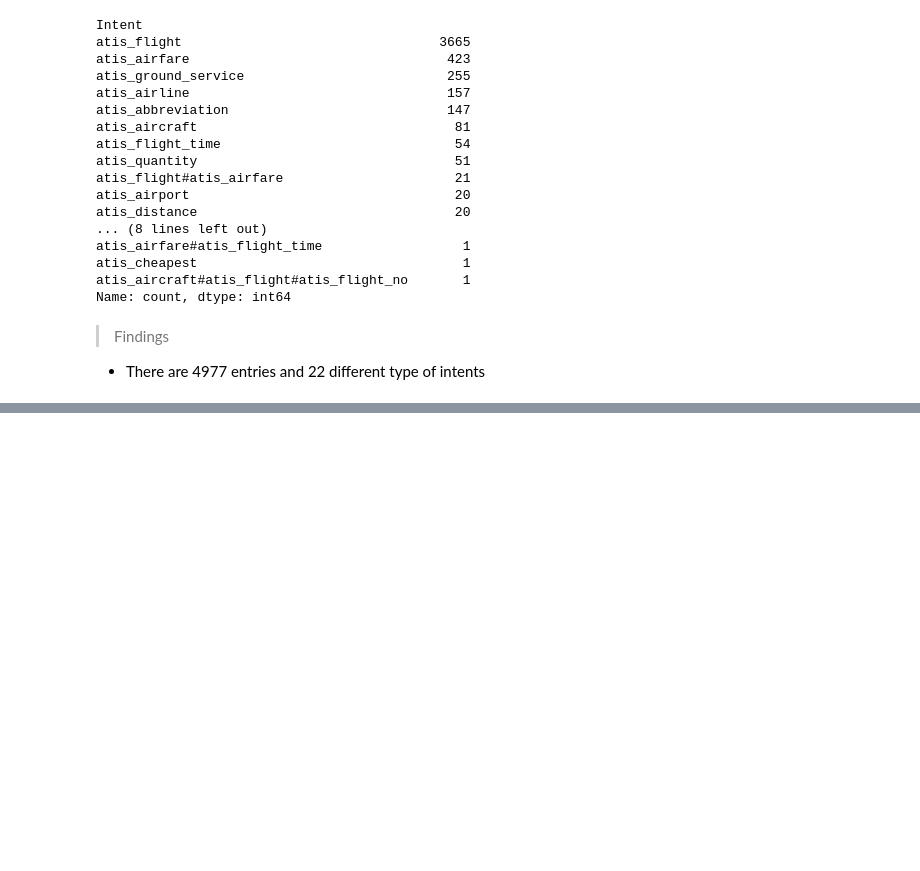
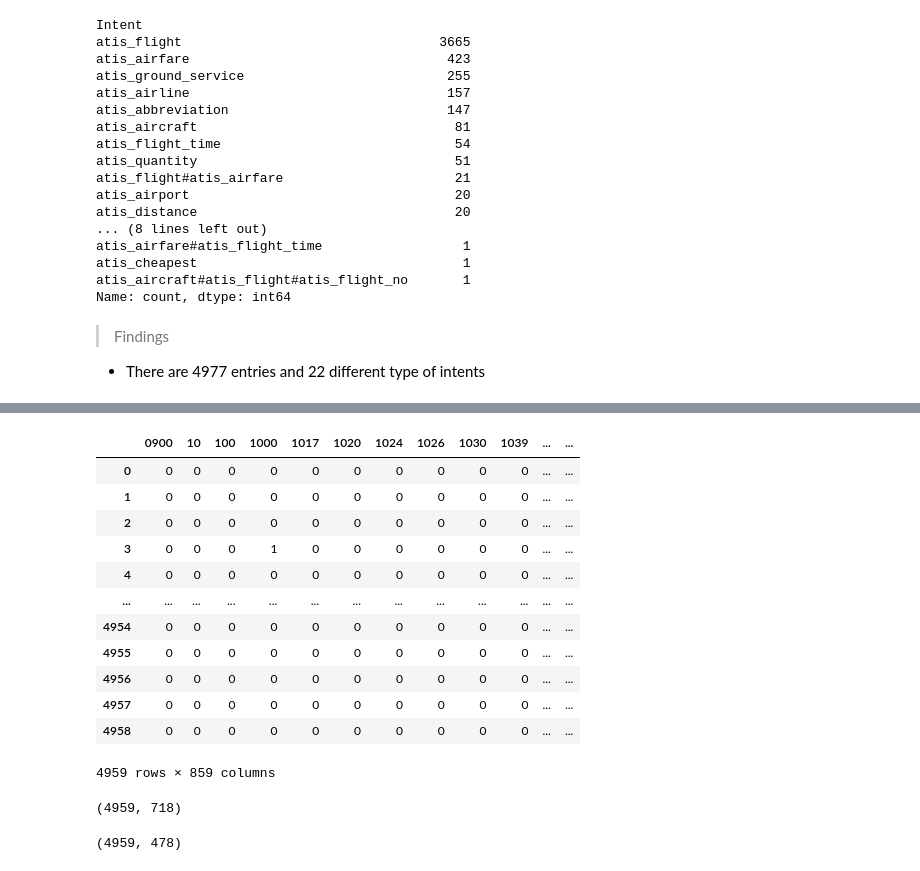
Before and after one commit to kumaramardeep342/Colab-Work, a Jupyter notebook: Ed_AI__NLP_M2+M3_inclass_ATIS_Intent_classification_.ipynb, the cells around one changed output, grey strips where cells are left out. Cells and saved outputs as stored; diff of their text form; code cells hidden in the pictures; blank space fills up the shorter version.

```diff
--- a/Ed_AI__NLP_M2+M3_inclass_ATIS_Intent_classification_.ipynb
+++ b/Ed_AI__NLP_M2+M3_inclass_ATIS_Intent_classification_.ipynb
@@ -98,0 +149,10 @@ Name: count, dtype: int64
+# %%
+#df=df[df.Intent.isin(df.Intent.value_counts()[0:15].keys())]
+top_15_columns= df.Intent.value_counts()[0:15].keys()
+data =[]
+for idx,intent in enumerate(df['Intent']):
+  if intent in top_15_columns:
+    data.append([df['Text'][idx],df['Intent'][idx]])
+
+df_sliced=pd.DataFrame(data,columns=['Text','Intent'])
+df_sliced.head()
@@ -98,0 +181,18 @@ Name: count, dtype: int64
+# %%
+# convert unstructure data to structure format
+# in Machine Learning - Vecto
+# # Countvectorizer
+##TFIDFVectorizer
+# Deep Learning
+# from skearn.feature_extraction.text import CountVectorizer
+# from sklearn.feature_extraction.text import TfidfVectorizer
+#help(CountVectorizer)
+cv= CountVectorizer(ngram_range =(1,1),
+                stop_words =None,
+                max_df =1.0,
+                min_df =1,
+              max_features =None )
+X= cv.fit_transform(df_sliced['Text'])
+X.shape
+#4959 -- no . of rows
+#859 -- for each row no. of columns
@@ -98,0 +211,3 @@ Name: count, dtype: int64
+# %%
+pd.DataFrame(X.toarray(),columns=cv.get_feature_names_out())
+# %% [output]
@@ -98,0 +215,25 @@ Name: count, dtype: int64
+|  | 0900 | 10 | 100 | 1000 | 1017 | 1020 | 1024 | 1026 | 1030 | 1039 | ... | ... |
+| 0 | 0 | 0 | 0 | 0 | 0 | 0 | 0 | 0 | 0 | 0 | ... | ... |
+| 1 | 0 | 0 | 0 | 0 | 0 | 0 | 0 | 0 | 0 | 0 | ... | ... |
+| 2 | 0 | 0 | 0 | 0 | 0 | 0 | 0 | 0 | 0 | 0 | ... | ... |
+| 3 | 0 | 0 | 0 | 1 | 0 | 0 | 0 | 0 | 0 | 0 | ... | ... |
+| 4 | 0 | 0 | 0 | 0 | 0 | 0 | 0 | 0 | 0 | 0 | ... | ... |
+| ... | ... | ... | ... | ... | ... | ... | ... | ... | ... | ... | ... | ... |
+| 4954 | 0 | 0 | 0 | 0 | 0 | 0 | 0 | 0 | 0 | 0 | ... | ... |
+| 4955 | 0 | 0 | 0 | 0 | 0 | 0 | 0 | 0 | 0 | 0 | ... | ... |
+| 4956 | 0 | 0 | 0 | 0 | 0 | 0 | 0 | 0 | 0 | 0 | ... | ... |
+| 4957 | 0 | 0 | 0 | 0 | 0 | 0 | 0 | 0 | 0 | 0 | ... | ... |
+| 4958 | 0 | 0 | 0 | 0 | 0 | 0 | 0 | 0 | 0 | 0 | ... | ... |
+4959 rows × 859 columns
+# %%
+## removing stopwords
+cv_nostop= CountVectorizer(ngram_range =(1,1),
+                stop_words ="english",  ##stopwords considered as english
+                max_df =1.0,
+                min_df =1,
+              max_features =None )
+X_nostop= cv_nostop.fit_transform(df_sliced['Text'])
+X_nostop.shape
+# now column got 718 means (859-718) columns got removed which was stopwords
+# %% [output]
+(4959, 718)
@@ -98,0 +244,12 @@ Name: count, dtype: int64
+# %%
+##  stopwords and word should repeat minimum 2 times
+cv_nostop_min2= CountVectorizer(ngram_range =(1,1),
+                stop_words ="english",  ##stopwords considered as english
+                max_df =1.0,
+                min_df =2, # remove a word which  repeated atleast 2 times
+              max_features =None )
+X_nostop_min2= cv_nostop_min2.fit_transform(df_sliced['Text'])
+X_nostop_min2.shape
+# now column got 478 means (859-478) columns removed
+# %% [output]
+(4959, 478)
```
Also changed, not shown: parts of 26 cells of this notebook.
